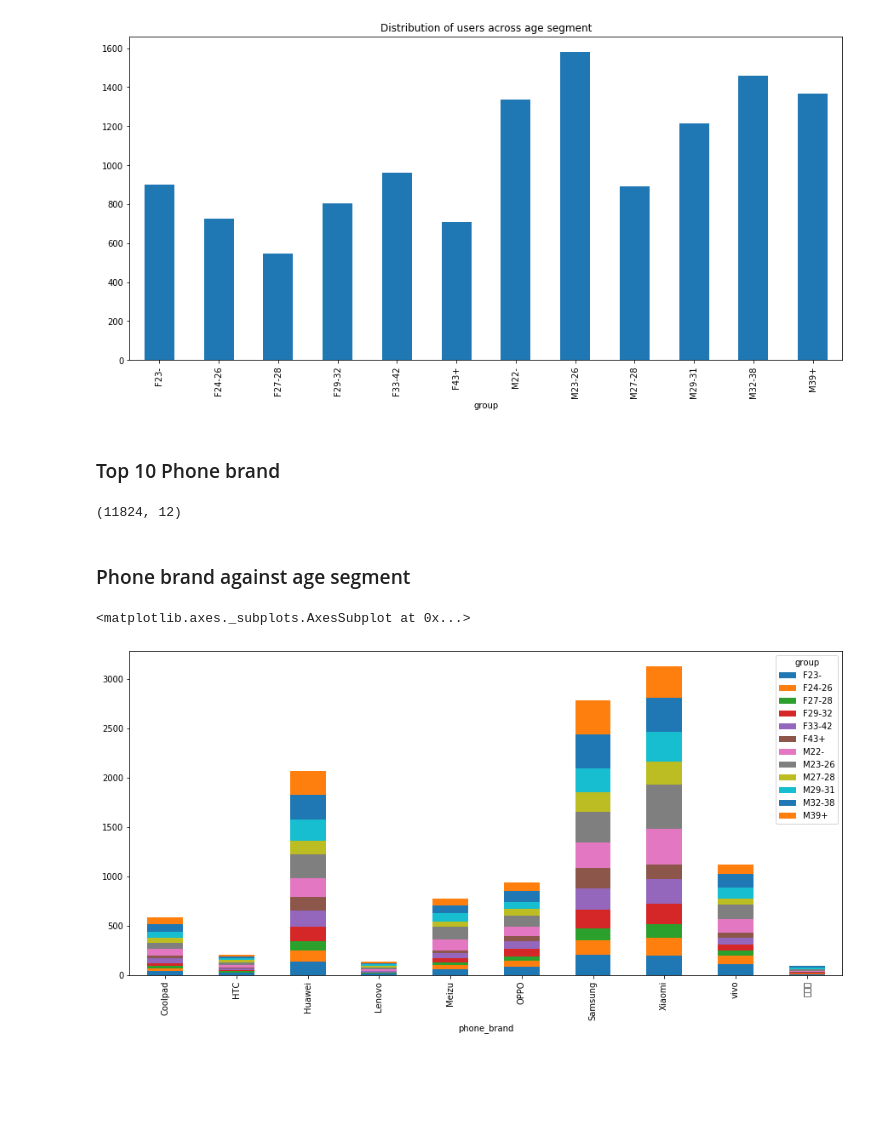
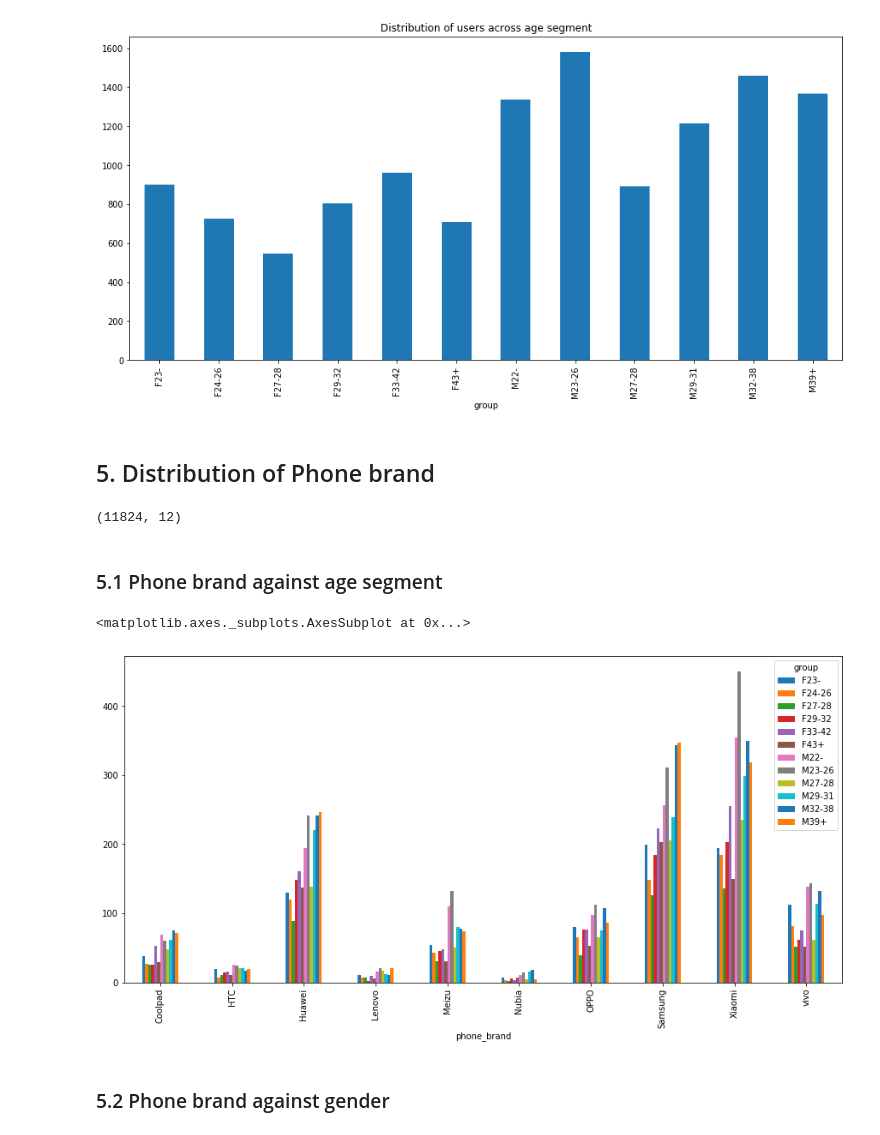
Before and after one commit to spsesha/capstone-project-1, a Jupyter notebook: Capstone Project.ipynb, the cells around one changed output. Cells and saved outputs as stored; diff of their text form; code cells hidden in the pictures; blank space fills up the shorter version.

Commit message:
Added some more chart

```diff
--- a/Capstone Project.ipynb
+++ b/Capstone Project.ipynb
@@ -121,7 +121,7 @@ dtype: int64
 # %%
-brand_name_og = ['华为','小米','三星','魅族','酷派','乐视','联想 ']
-brand_name_en = ['Huawei','Xiaomi','Samsung','Meizu','Coolpad','LeEco','Lenovo']
-for i in range(0, 7):
+brand_name_og = ['华为','小米','三星','魅族','酷派','乐视','联想 ', '努比亚']
+brand_name_en = ['Huawei','Xiaomi','Samsung','Meizu','Coolpad','LeEco','Lenovo', 'Nubia']
+for i in range(0, 8):
     brand['phone_brand'] = brand['phone_brand'].replace(brand_name_og[i], brand_name_en[i])
 # %% [markdown]
 Since there was a problem with the overall dataset, we are using the dataset provided by INSAID
@@ -263,7 +263,7 @@ plt.title('Distribution of users across age segment')
 Text(0.5, 1.0, 'Distribution of users across age segment')
 [figure]
 # %% [markdown]
-### Top 10 Phone brand
+## 5. Distribution of Phone brand
 # %%
 top_brand = top10Phone['phone_brand'].to_list()
 # %%
@@ -272,13 +272,15 @@ phone_brand_filter.shape
 # %% [output]
 (11824, 12)
 # %% [markdown]
-### Phone brand against age segment
+### 5.1 Phone brand against age segment
 # %%
 temp = phone_brand_filter.groupby(['phone_brand', 'group']).size().reset_index().pivot(columns='group', index='phone_brand', values=0)
-temp.plot.bar(stacked=True, figsize=(15, 7))
+temp.plot.bar(figsize=(15, 7))
 # %% [output]
 <matplotlib.axes._subplots.AxesSubplot at 0x...>
-[figure, old version]
+[figure, new version]
+# %% [markdown]
+### 5.2 Phone brand against gender
 # %%
 temp = phone_brand_filter.groupby(['phone_brand', 'gender']).size().reset_index().pivot(columns='gender', index='phone_brand', values=0)
 temp.plot.bar(stacked=True, figsize=(15, 7))
```
Also changed, not shown: parts of 21 cells of this notebook.
